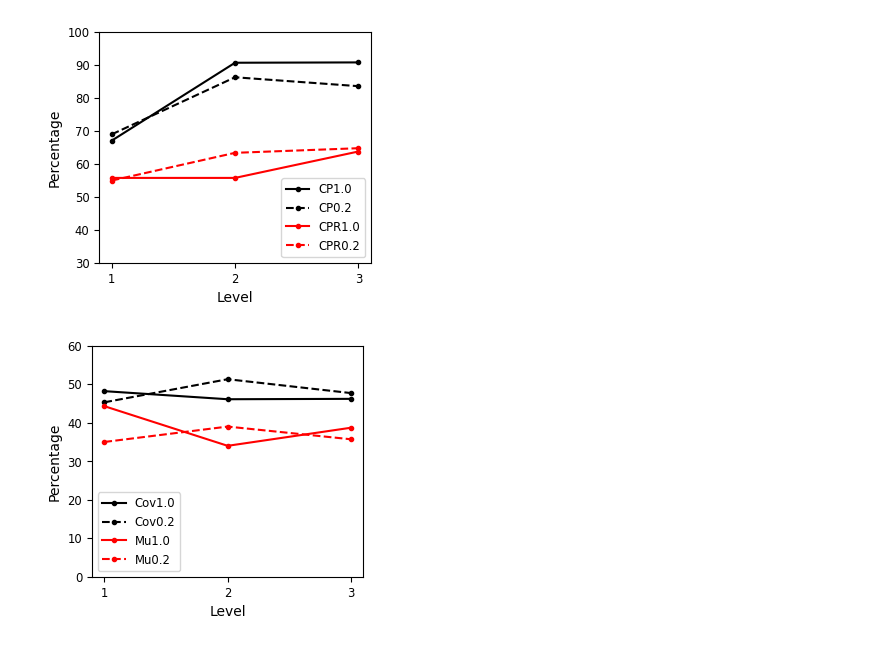
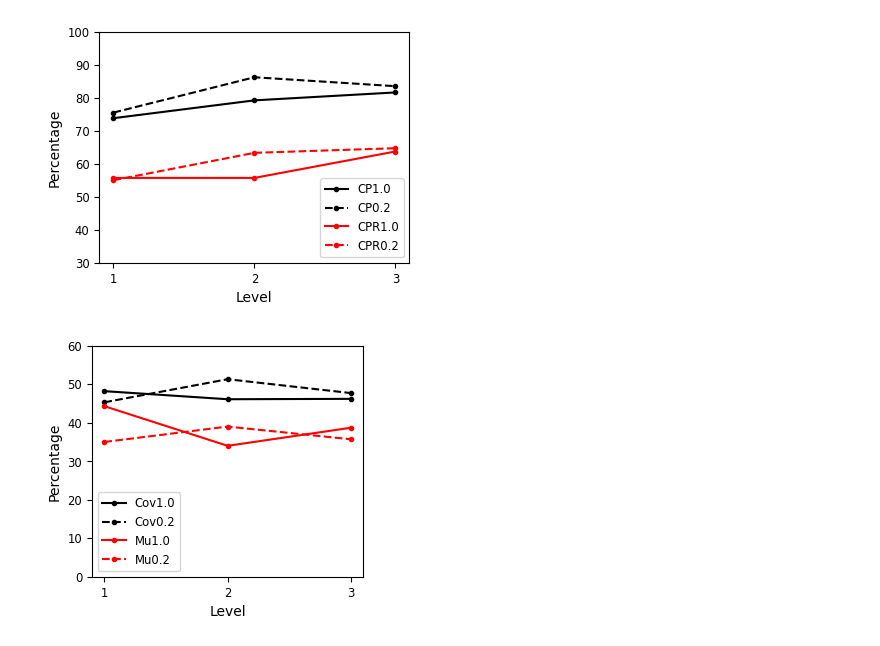
Before and after one commit to 12138mICHAEL1111/llm-test-generation, a Jupyter notebook: chart.ipynb, the cells around one changed output. Saved outputs shown, nothing was run; the diff lists cells and outputs as text; code cells hidden in the pictures.

```diff
--- a/chart.ipynb
+++ b/chart.ipynb
@@ -1,45 +1,46 @@
 # %%
 import matplotlib.pyplot as plt
 # 数据点
 x = [1, 2, 3]
-# CR1 = [73.8, 79.2, 81.6]
-# CR02 = [75.5,86.2,83.5]
-
-# CPR1=[55.7,55.7,63.7]
-# CPR02=[55.0,63.3,64.7]
-
-CR1 = [67.0, 90.6, 90.7]
-CR02 = [68.9,86.2,83.5]
+#gpt
+CR1 = [73.8, 79.2, 81.6]
+CR02 = [75.5,86.2,83.5]
 
 CPR1=[55.7,55.7,63.7]
-CPR02=[54.9,63.3,64.7]
+CPR02=[55.0,63.3,64.7]
+
+# gemini
+# CR1 = [67.0, 90.6, 90.7]
+# CR02 = [68.9,86.2,83.5]
+
+# CPR1=[52.0,68.6,63.8]
+# CPR02=[58.8,69.0,67.3]
 # 创建图形
-plt.figure(figsize=(3.5,3))
+plt.figure(figsize=(4,3))
 
 plt.plot(x, CR1, label='CP1.0', marker='o',color="black",markersize=3)
 plt.plot(x, CR02, linestyle='--', label='CP0.2',marker='o',color="black",markersize=3)
 
 plt.plot(x, CPR1, label='CPR1.0', marker='o',color="red",markersize=3)
 plt.plot(x, CPR02, linestyle='--', label='CPR0.2',marker='o',color="red",markersize=3)
 
 plt.xticks(x)
 
 
 # 设置图表标题和坐标轴标签
-plt.title('')
 plt.xlabel('Level')
 plt.ylabel('Percentage')
 plt.tick_params(axis='both', labelsize='small')
 
 # 设置纵轴的范围
 plt.ylim(30, 100)
 
 # 添加图例
 plt.legend(fontsize="small")
 
 plt.savefig("chart/gemini/cp&cpr.pdf", format='pdf', bbox_inches='tight')
 # %% [output]
-[figure, old version]
+[figure, new version]
 # %%
 import matplotlib.pyplot as plt
 x = [1, 2, 3]
```
Also changed, not shown: parts of 3 cells of this notebook, 42 other files.
